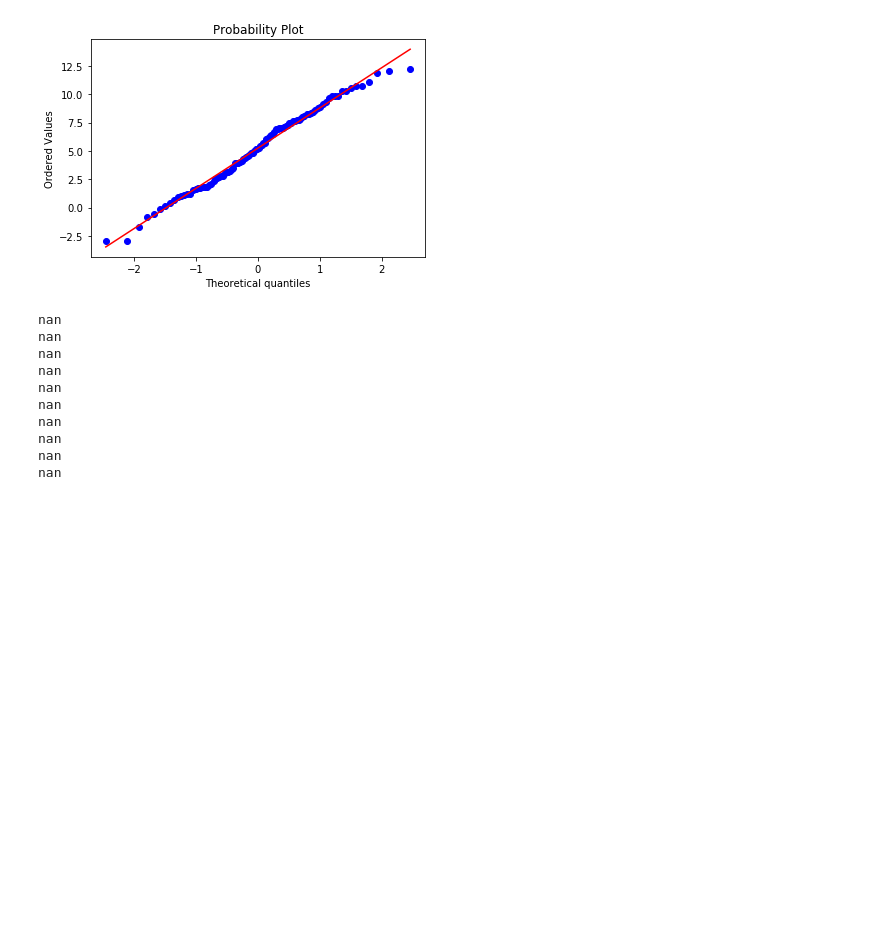
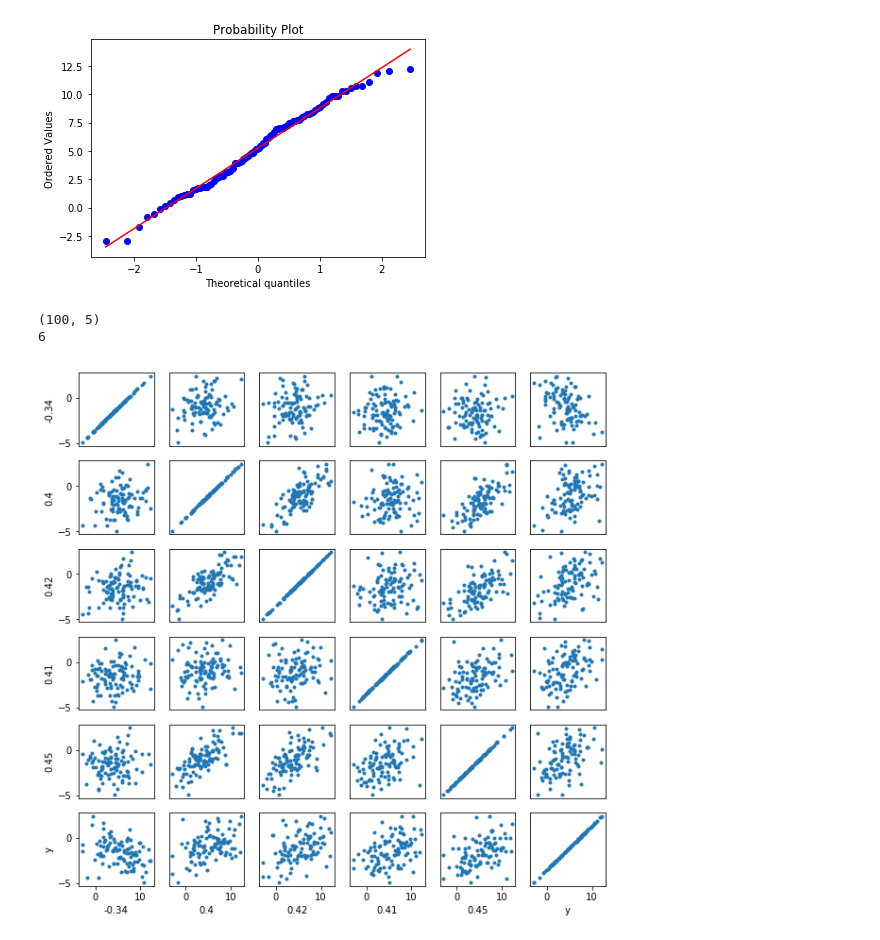
Before and after one commit to riadghorra/comp-data-analysis-project-1, a Jupyter notebook: Load Data.ipynb, the cells around one changed output. Drawn from its saved outputs; the diff is of its cells as text; code cells hidden in the pictures; blank space fills up the shorter version.

Commit message:
correlation plot with top 5 correlated variables with Y

```diff
--- a/Load Data.ipynb
+++ b/Load Data.ipynb
@@ -90,25 +97,49 @@ pylab.show()
 [figure]
 [figure]
 [figure]
-# %%
-# correlation plots
-
-corr_array = []
-for col in train_X.T:
-    corr_coef = np.corrcoef(col.astype(float), train_y)
-    corr_array.append(corr_coef[0][1])
-
-corr_ind = np.argpartition(corr_array, -10)[-10:]
-for i in corr_ind:
-    print corr_array[i]
-# %% [output]
-nan
-nan
-nan
-nan
-nan
-nan
-nan
-nan
-nan
-nan
+# %%
+# correlation plots for top correlated attributes
+top = 5
+
+corr_array = []
+
+# calculate correlation between all vars and y
+for col in train_X.T:
+    corr_coef = np.corrcoef(col.astype(float), train_y)
+    corr_array.append(corr_coef[0][1])
+
+# select top correlation indeces
+corr_ind = np.argpartition(np.abs(corr_array), -top)[-top:]
+
+# select top columns correlated with y
+pairs_data = train_X[:, corr_ind]
+
+[n] = train_y.shape
+
+# add y
+pairs_data = np.append(pairs_data, train_y.reshape((n, 1)), axis=1)
+
+[_, size] = pairs_data.shape
+
+f, axarr = plt.subplots(size, size, figsize=(10,10))
+
+# column header with correlation value to y (or y)
+headers = [str(round(corr_array[ind], 2)) for ind in corr_ind] + ['y']
+
+# plot
+for i in range(size ):
+    for j in range(size ):
+
+        axarr[i, j].plot(pairs_data[:,i], pairs_data[:,j], '.')
+        if i==size-1:
+            axarr[i, j].set_xlabel(headers[j], fontsize=10)
+        else:
+            axarr[i, j].set_xticks([])
+        if j==0:
+            axarr[i, j].set_ylabel(headers[i], fontsize=10)
+        else:
+            axarr[i, j].set_yticks([])
+# %% [output]
+(100, 5)
+6
+[figure, added]
```
Also changed, not shown: parts of 2 cells of this notebook.
